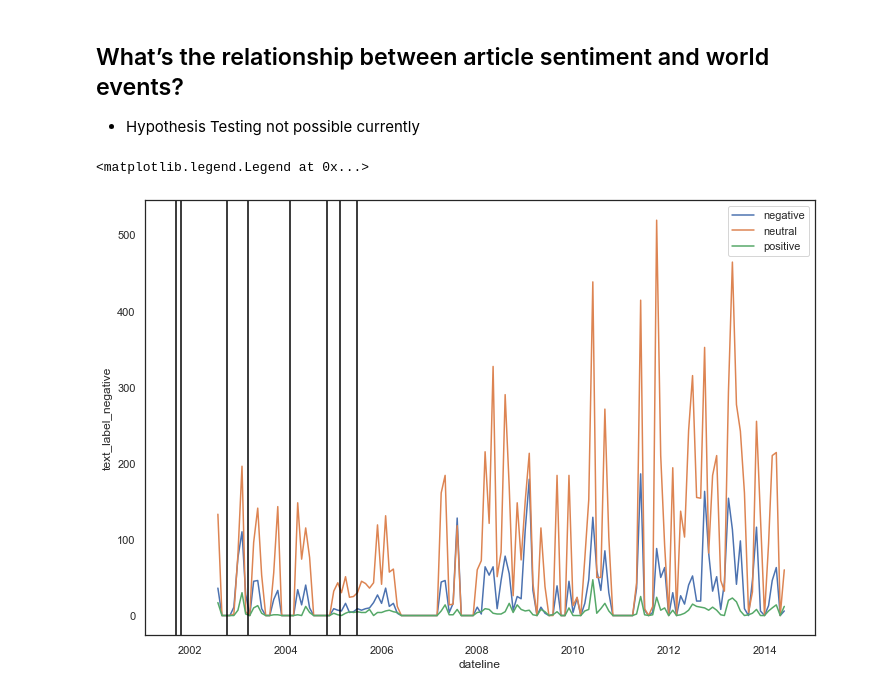
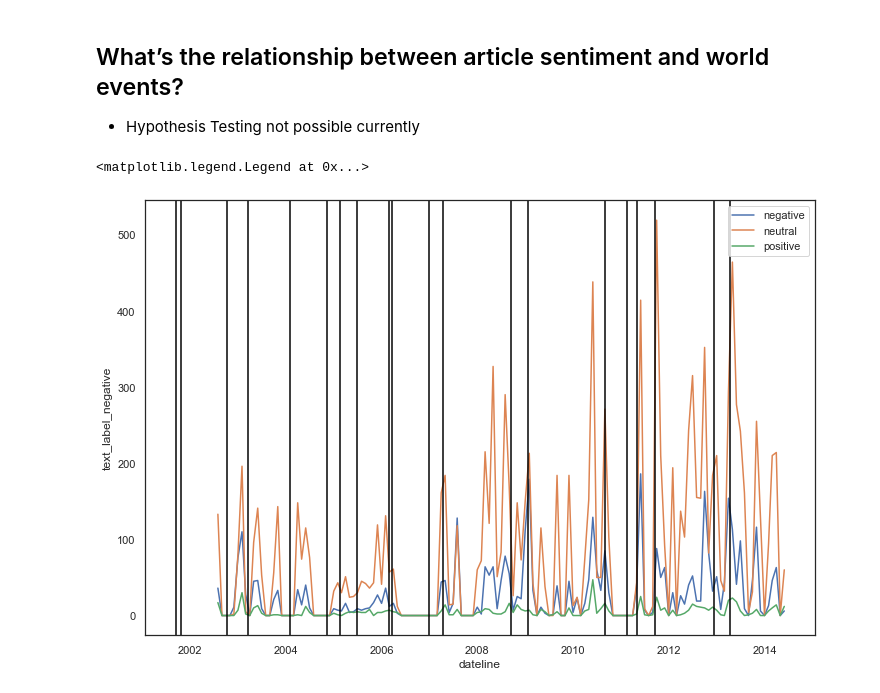
Before and after one commit to Rachuig-Green-Rackley-Shiben/arabic_media_nlp_project, a Jupyter notebook: paigework/exploration.ipynb, the cells around one changed output. Saved outputs shown, nothing was run; the diff lists cells and outputs as text; code cells hidden in the pictures.

```diff
--- a/paigework/exploration.ipynb
+++ b/paigework/exploration.ipynb
@@ -275,19 +275,31 @@ country_tagger(df)
 # %%
 plt.figure(figsize = (12, 8))
 sns.lineplot(data = df.resample('1M').sum(), x = 'dateline', y = 'text_label_negative', label = 'negative')
 sns.lineplot(data = df.resample('1M').sum(), x = 'dateline', y = 'text_label_neutral', label = 'neutral')
 sns.lineplot(data = df.resample('1M').sum(), x = 'dateline', y = 'text_label_positive', label = 'positive')
 plt.axvline(dt.datetime(2001, 9, 11),  color = 'black') ## 9/11
 plt.axvline(dt.datetime(2001, 10, 22), color = 'black') ## US leads assault on Taliban in Afghanistan
 plt.axvline(dt.datetime(2002, 10, 11), color = 'black') ## Congress authorizes forces against Iraq
 plt.axvline(dt.datetime(2003, 3, 19), color = 'black') ## US invades Iraq, starting war
 plt.axvline(dt.datetime(2004, 2, 4), color = 'black') ## Facebook is formed
 plt.axvline(dt.datetime(2004, 11, 7), color = 'black') ## Start of the Second Battle of Fallujah
 plt.axvline(dt.datetime(2005, 2, 14), color = 'black') ## Youtube is created
 plt.axvline(dt.datetime(2005, 6, 23), color = 'black') ## Reddit is created
+plt.axvline(dt.datetime(2006, 2, 22), color = 'black') ## al-Askari Mosque bombing, Start of Iraqi War
+plt.axvline(dt.datetime(2006, 3, 21), color = 'black') ## Twitter is created
+plt.axvline(dt.datetime(2006, 12, 30), color = 'black') ## Saddam Hussein executed
+plt.axvline(dt.datetime(2007, 4, 16), color = 'black') ## Virginia Tech Mass Shooting
+plt.axvline(dt.datetime(2008, 9, 15), color = 'black') ## Start of Great Recession
+plt.axvline(dt.datetime(2009, 1, 20), color = 'black') ## Barack Obama elected first black president
+plt.axvline(dt.datetime(2010, 8, 30), color = 'black') ## US combat roll in Iraq ends
+plt.axvline(dt.datetime(2011, 2, 14), color = 'black') ## Start of Arab Spring
+plt.axvline(dt.datetime(2011, 5, 2), color = 'black') ## Navy Seals take down Osama Bin Laden
+plt.axvline(dt.datetime(2011, 9, 19), color = 'black') ## Occupy Wallstreet
+plt.axvline(dt.datetime(2012, 12, 14), color = 'black') ## Sandy Hook Shooting
+plt.axvline(dt.datetime(2013, 4, 15), color = 'black') ## Boston Marathon Bombing
 
 
 plt.legend()
 # %% [output]
 <matplotlib.legend.Legend at 0x...>
-[figure, old version]
+[figure, new version]
```
Also changed, not shown: 1 other file.
